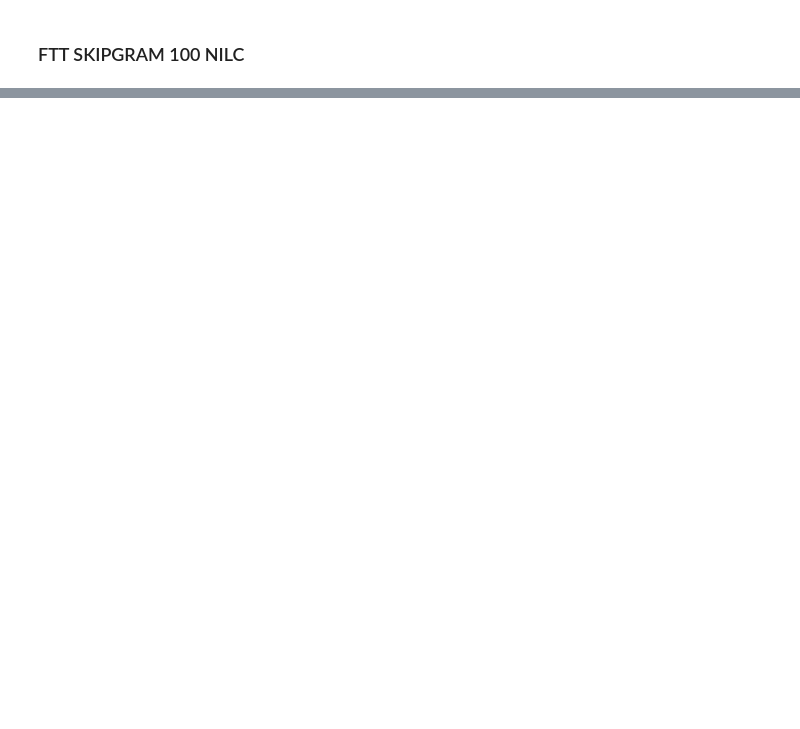
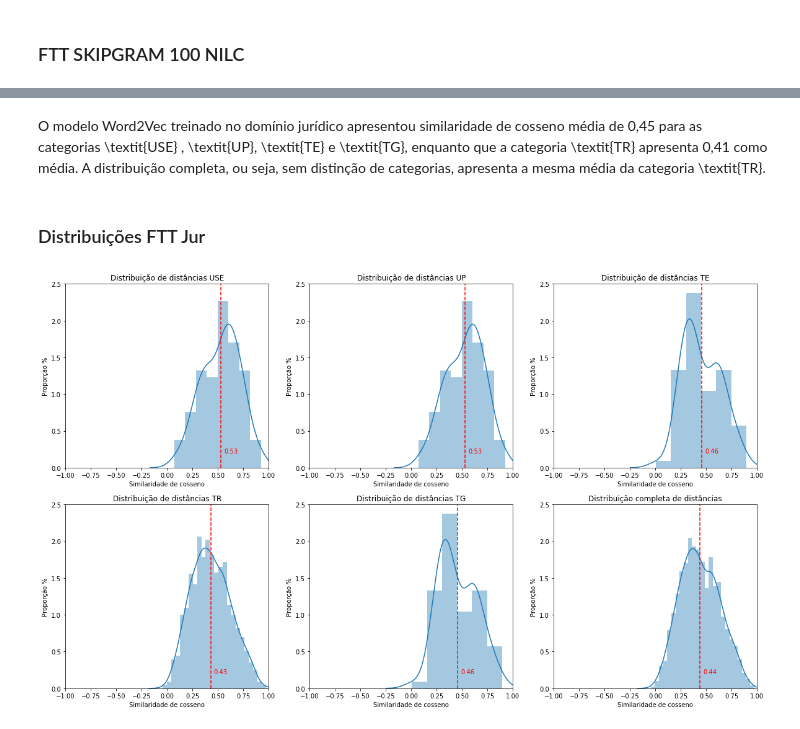
Before and after one commit to oliveiratiano/experimentos_meestrado, a Jupyter notebook: 4. processar_modelo_tstf.ipynb, the cells around one changed output, grey strips where cells are left out. Drawn from its saved outputs; the diff is of its cells as text; code cells hidden in the pictures; blank space fills up the shorter version.

```diff
--- a/4. processar_modelo_tstf.ipynb
+++ b/4. processar_modelo_tstf.ipynb
@@ -187,4 +153,4 @@ restricted_word_set = set([c for c, v in model.wv.vocab.items()])
 quali.restrict_w2v(ftt_jur, restricted_word_set)
 
 display(len(ftt_jur.wv.vocab))
-quali.calcular_desempenho(tesauro, ftt_jur, 'FastText Jur')
+dfs_ftt_jur = quali.calcular_desempenho(tesauro, ftt_jur, 'FastText Jur')
@@ -194,0 +206,10 @@ tesauro[tesauro.unico == 1]
+# %% [markdown]
+O modelo Word2Vec treinado no domínio jurídico apresentou similaridade de cosseno média de 0,45 para as categorias \textit{USE} , \textit{UP}, \textit{TE} e \textit{TG}, enquanto que a categoria \textit{TR} apresenta 0,41 como média. A distribuição completa, ou seja, sem distinção de categorias, apresenta a mesma média da categoria \textit{TR}.
+# %% [markdown]
+### Distribuições FTT Jur
+# %%
+df = dfs_ftt_jur
+lista_manipulos = [df[0], df[1],df[2],df[3],df[4]]
+quali.plotar_dists(lista_manipulos)
+# %% [output]
+[figure, added]
```
Also changed, not shown: parts of 41 cells of this notebook, 9 other files.
